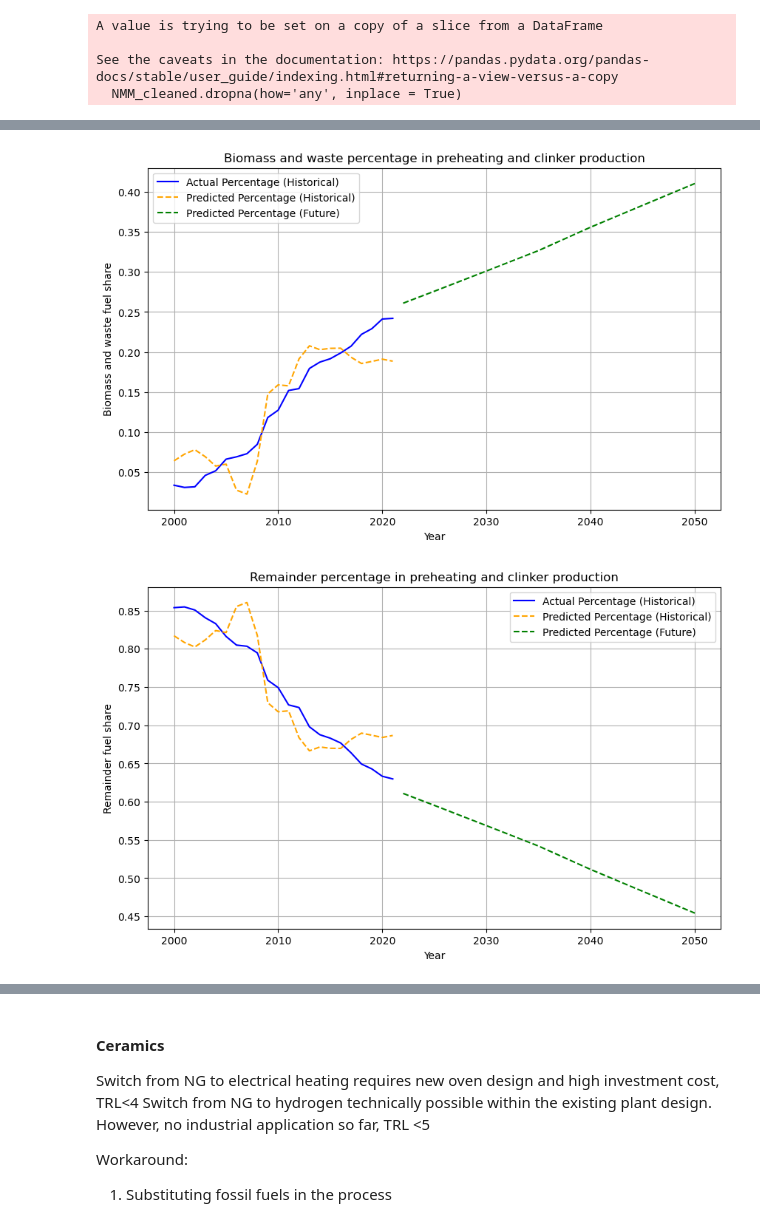
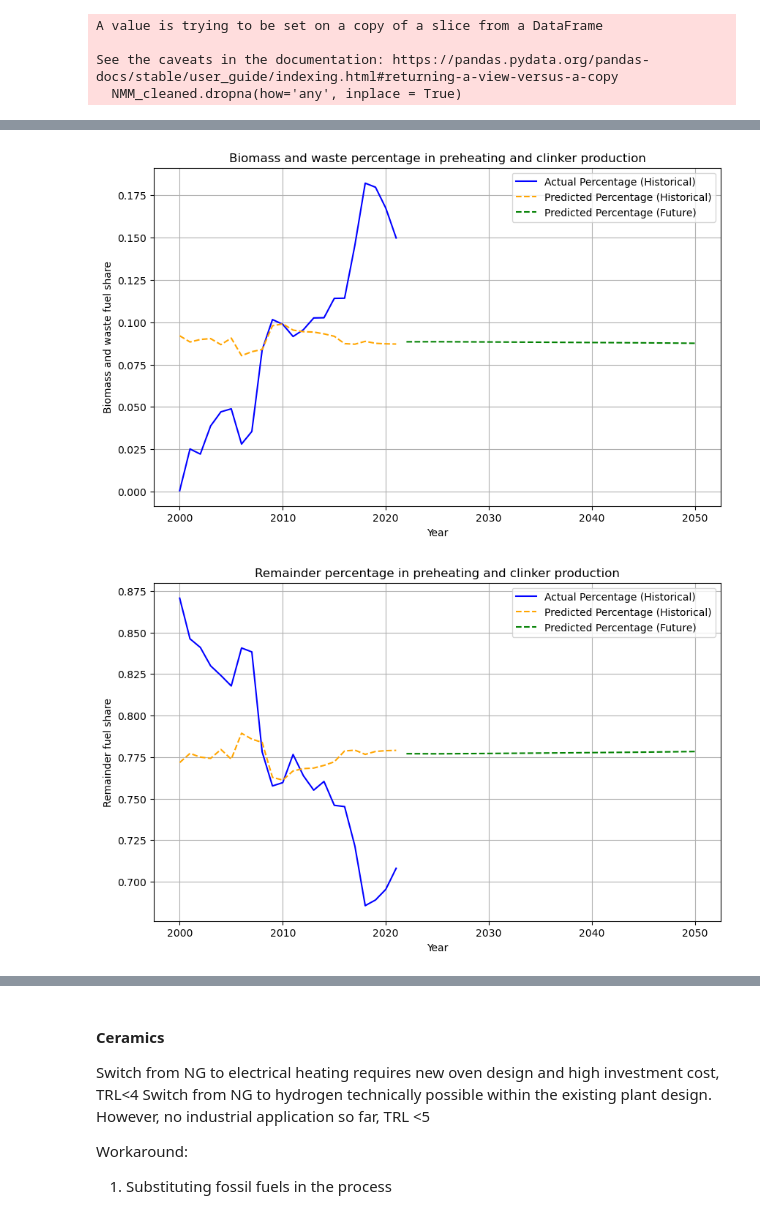
Before and after one commit to CSEI-EU/PtX-Markets, a Jupyter notebook: Scripts/Industry/Industry_demand.ipynb, the cells around one changed output, grey strips where cells are left out. Drawn from its saved outputs; the diff is of its cells as text; code cells hidden in the pictures.

Commit message:
Changes for running different countries and aligned forecasting in the script

```diff
--- a/Scripts/Industry/Industry_demand.ipynb
+++ b/Scripts/Industry/Industry_demand.ipynb
@@ -289,4 +504,3 @@ glass = NMM_cleaned.iloc[(NMM_cleaned[NMM_cleaned["EU27: Non-metallic mineral pr
 # %%
-cement_preheating = cement.iloc[(cement[cement["EU27: Non-metallic mineral products / final energy consumption"] == "Cement: Pre-heating and pre-calcination"].index[0]):(cement[cement["EU27: Non-metallic mineral products / final energy consumption"] == "Cement: Clinker production (kilns)"].index[0])]
-cement_clinker = cement.iloc[(cement[cement["EU27: Non-metallic mineral products / final energy consumption"] == "Cement: Clinker production (kilns)"].index[0]):(cement[cement["EU27: Non-metallic mineral products / final energy consumption"] == "Cement: Grinding, packaging and precasting (electricity)"].index[0])]
-cement
+cement_preheating = cement.iloc[(cement[cement[NMM_column_name] == "Cement: Pre-heating and pre-calcination"].index[0]):(cement[cement[NMM_column_name] == "Cement: Clinker production (kilns)"].index[0])]
+cement_clinker = cement.iloc[(cement[cement[NMM_column_name] == "Cement: Clinker production (kilns)"].index[0]):(cement[cement[NMM_column_name] == "Cement: Grinding, packaging and precasting (electricity)"].index[0])]
@@ -312,5 +507,5 @@ cement
 # %%
-historic_cement_demand_ktoe = NMM_cleaned.iloc[(NMM_cleaned[NMM_cleaned["EU27: Non-metallic mineral products / final energy consumption"] == "Cement"].index[0])]
+historic_cement_demand_ktoe = NMM_cleaned.iloc[(NMM_cleaned[NMM_cleaned[NMM_column_name] == "Cement"].index[0])]
 # %%
 historic_cement_demand_ktoe = transpose_uniformly(historic_cement_demand_ktoe)
 historic_cement_demand_ktoe = historic_cement_demand_ktoe.to_frame()
@@ -374,0 +549,2 @@ historic_cement_demand_ktoe
+# %%
+cement_projection = linear_regression_single_sector(demand_df=historic_cement_demand_ktoe, sector_name = historic_cement_demand_ktoe.columns[0], historic_gdp=historic_gdp, projected_gdp=projected_gdp, gdp = gdp, region=gdp_region,unit = "ktoe", plot = True, save = False)
@@ -375,17 +553,15 @@ historic_cement_demand_ktoe
 # %%
-cement_forecast = pd.read_excel("../Scripts/Results/2025_01_29_ind_European Union - 27 countries (from 2020).xlsx", sheet_name="Cement")
 ktoe_to_GWh = 11.63
-cement_forecast = cement_forecast.set_index("Year")
-cement_forecast.rename(columns={'Predicted Demand': 'Predicted Demand [ktoe]'}, inplace=True)
-cement_forecast["Predicted Demand [GWh]"] = cement_forecast["Predicted Demand [ktoe]"]*ktoe_to_GWh
+cement_projection.rename(columns={'Predicted Demand': 'Predicted Demand [ktoe]'}, inplace=True)
+cement_projection["Predicted Demand [GWh]"] = cement_projection["Predicted Demand [ktoe]"]*ktoe_to_GWh
 # %%
-cement_projection_biomass_percentage= linear_regression_with_prediction(demand_sector_df=historic_cement_demand_ktoe,future_data_df=cement_forecast, column_name_LR="Biomass and waste fuel share", column_name_IV="Cement",column_name_IV_future= "Predicted Demand [ktoe]", graph_title = "Biomass and waste percentage in preheating and clinker production", save = False)
+cement_projection_biomass_percentage= linear_regression_with_prediction(demand_sector_df=historic_cement_demand_ktoe,future_data_df=cement_projection, column_name_LR="Biomass and waste fuel share", column_name_IV="Cement",column_name_IV_future= "Predicted Demand [ktoe]", graph_title = "Biomass and waste percentage in preheating and clinker production", save = False)
 # %% [output]
-[figure, old version]
+[figure, new version]
 # %%
-cement_projection_NG_H2_percentage = linear_regression_with_prediction(demand_sector_df=historic_cement_demand_ktoe,future_data_df=cement_forecast, column_name_LR="Remainder fuel share", column_name_IV="Cement",column_name_IV_future= "Predicted Demand [ktoe]", graph_title = "Remainder percentage in preheating and clinker production", save = False)
+cement_projection_NG_H2_percentage = linear_regression_with_prediction(demand_sector_df=historic_cement_demand_ktoe,future_data_df=cement_projection, column_name_LR="Remainder fuel share", column_name_IV="Cement",column_name_IV_future= "Predicted Demand [ktoe]", graph_title = "Remainder percentage in preheating and clinker production", save = False)
 # %% [output]
-[figure, old version]
+[figure, new version]
 # %%
 cement_projection_biomass_percentage.rename(columns={'Predicted Percentage': 'Predicted Biomass Percentage'}, inplace=True)
 cement_projection_NG_H2_percentage.rename(columns={'Predicted Percentage': 'Predicted NG/H2 Percentage'}, inplace=True)
```
Also changed, not shown: parts of 65 cells of this notebook, 1 other file.
